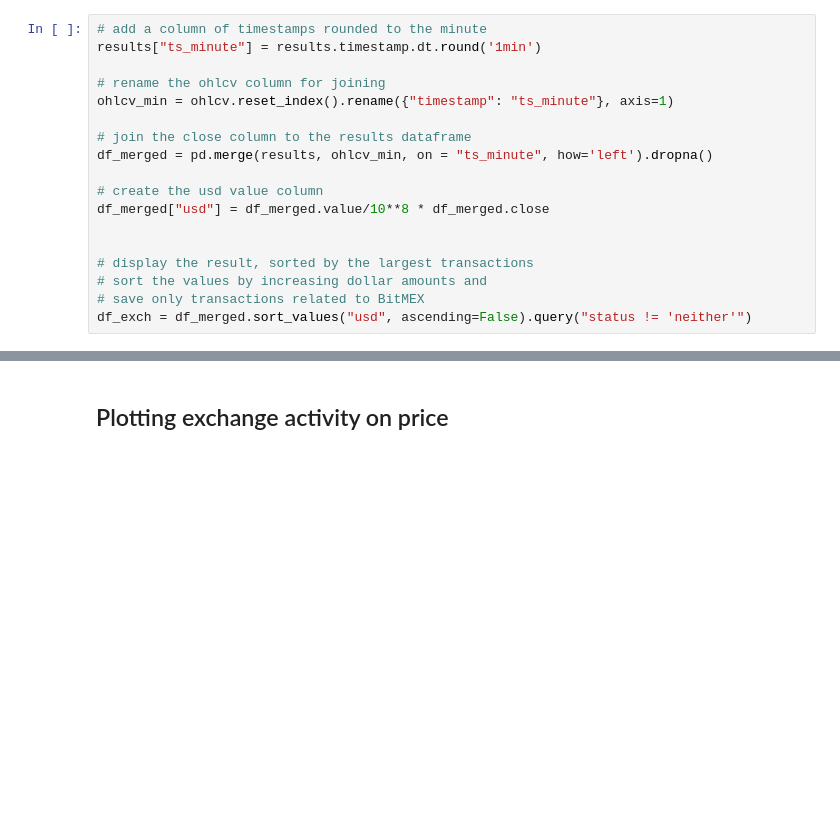
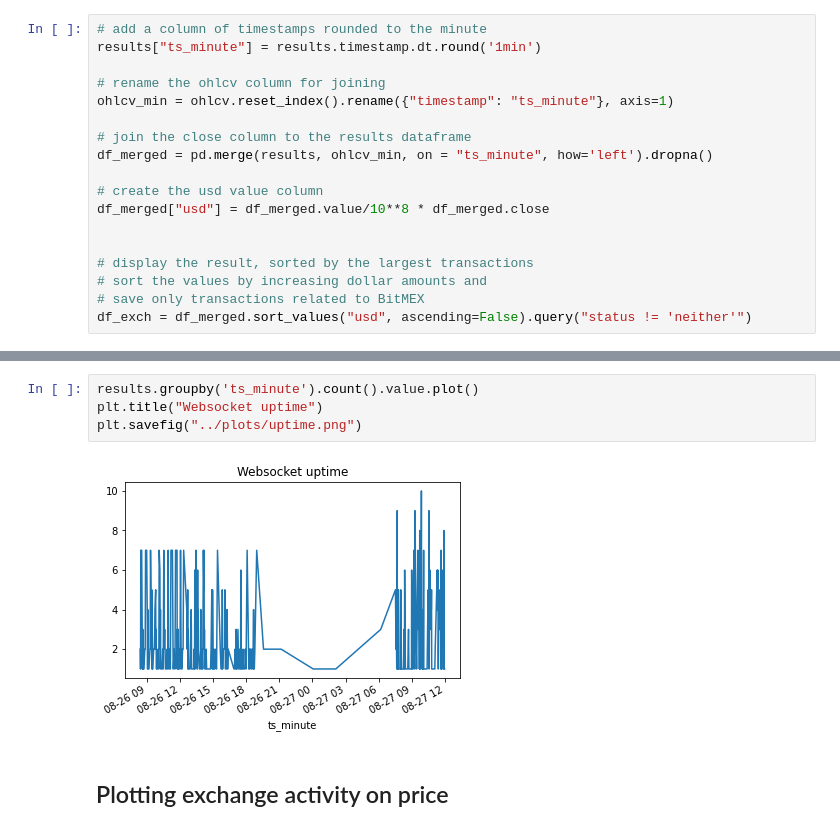
Before and after one commit to amberdata/evan-blog-posts, a Jupyter notebook: txn-mempool/notebooks/1.0-ea-analysis.ipynb, the cells around one changed output, grey strips where cells are left out. Saved outputs shown, nothing was run; the diff lists cells and outputs as text; blank space fills up the shorter version.

```diff
--- a/txn-mempool/notebooks/1.0-ea-analysis.ipynb
+++ b/txn-mempool/notebooks/1.0-ea-analysis.ipynb
@@ -230,3 +209,9 @@ data_sorted
+# %%
+results.groupby('ts_minute').count().value.plot()
+plt.title("Websocket uptime")
+plt.savefig("../plots/uptime.png")
+# %% [output]
+[figure, added]
 # %% [markdown]
 ## Plotting exchange activity on price
 # %%
```
Also changed, not shown: parts of 3 cells of this notebook, 1 other file.
